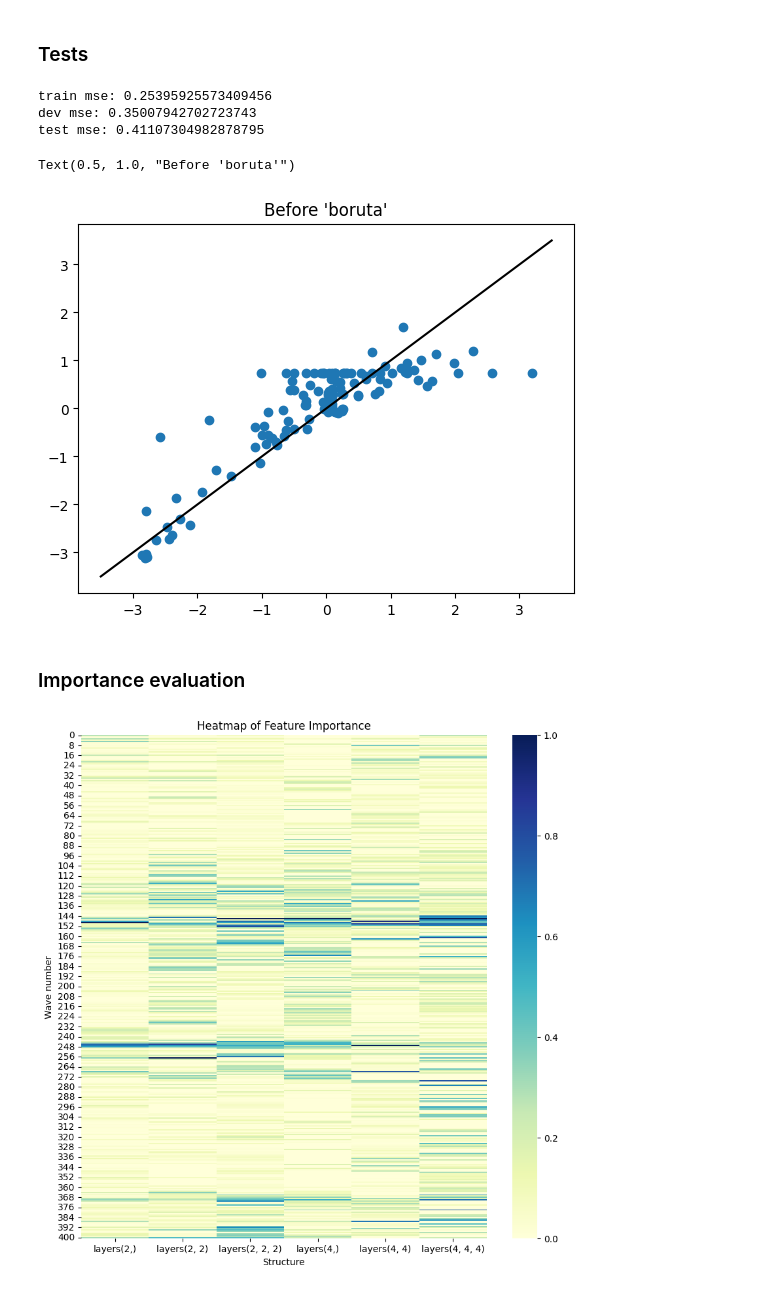
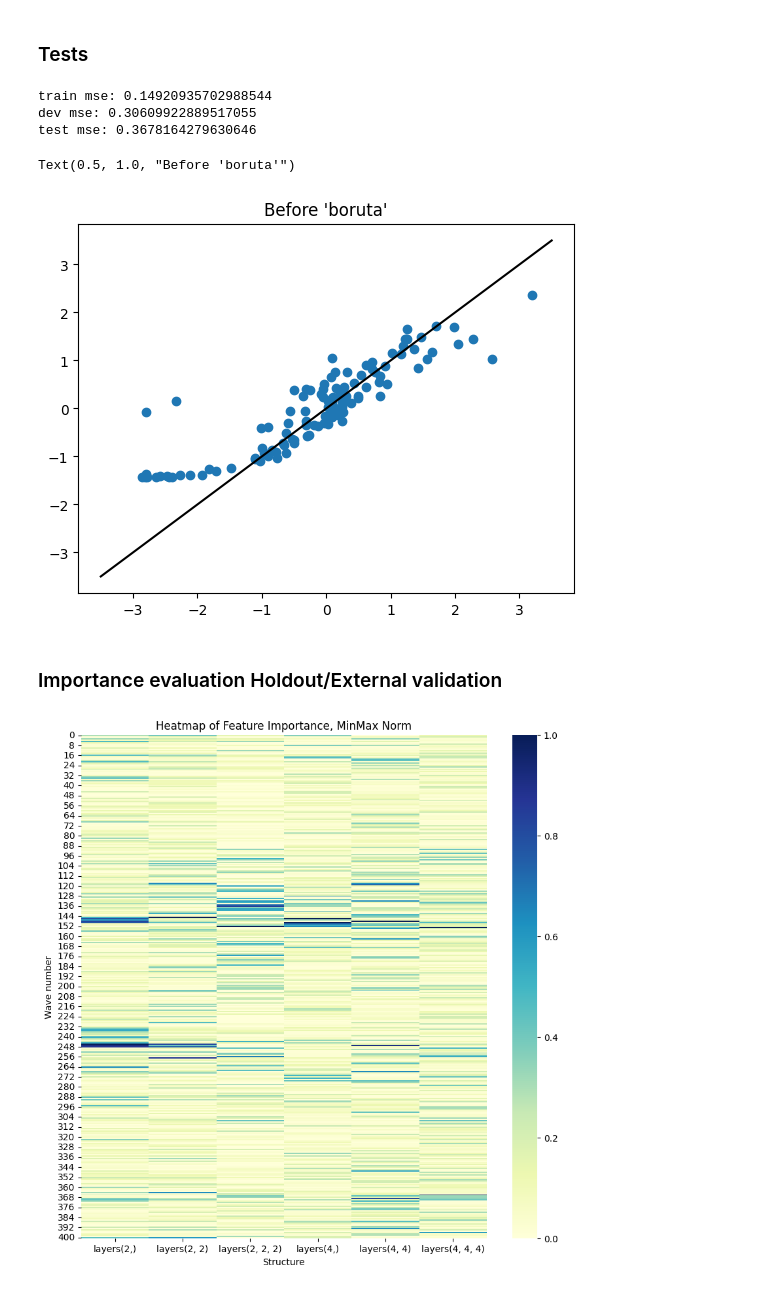
Before and after one commit to Lucas-ZR/datahow-thesis-feup, a Jupyter notebook: boruta_regression.ipynb, the cells around one changed output. Cells and saved outputs as stored; diff of their text form; code cells hidden in the pictures.

Commit message:
better organized notebook, holdout fully tested, cross has a bug where it does not work properly if input is norm

```diff
--- a/boruta_regression.ipynb
+++ b/boruta_regression.ipynb
@@ -19,7 +21,6 @@ X=pd.read_csv('.\\alternative_data_set\\X_diesel.csv',header=None)
 Y=pd.read_csv('.\\alternative_data_set\\Y3_diesel.csv',header=None)
 # %%
 #remove missing values
-X=X.copy()
 X['target_variable']=Y[1]
 X=X.dropna()
 X=X.reset_index(drop=True)
@@ -52,6 +53,8 @@ y_test=scaler_y.transform(y_test.values.reshape(-1,1))
 
 model_nn = MLPRegressor(hidden_layer_sizes=(2),
                         max_iter=10000,
+                        solver='adam',
+                        activation='tanh',
                         random_state=42,)
 
 #fit
@@ -68,9 +71,9 @@ train_mse=mean_squared_error(y_train,train_pred)
 
 print('train mse: ' +str(train_mse)+'\n'+'dev mse: ' +str(dev_mse)+'\n'+'test mse: '+str(test_mse))
 # %% [output]
-train mse: 0.25395925573409456
-dev mse: 0.35007942702723743
-test mse: 0.41107304982878795
+train mse: 0.14920935702988544
+dev mse: 0.30609922889517055
+test mse: 0.3678164279630646
 # %%
 #parity on test set
 plt.scatter(y_test, test_pred)
@@ -78,7 +81,7 @@ plt.plot([-3.5,3.5],[-3.5,3.5],'black')
 plt.title('Before \'boruta\'')
 # %% [output]
 Text(0.5, 1.0, "Before 'boruta'")
-[figure, old version]
+[figure, new version]
 # %% [markdown]
-### Importance evaluation
+### Importance evaluation Holdout/External validation
 # %%
@@ -106,40 +117,16 @@ for structure in layers:
-# %%
-layers=[(2,),(2,2),(2,2,2),(4,),(4,4),(4,4,4)]
-importance_df=pd.DataFrame()
-index_of_imp={}
-
-for structure in layers:
-
-    # Train MLPRegressor
-    mlp = MLPRegressor(hidden_layer_sizes=structure,
-                        max_iter=10000,
-                        random_state=42,)
-
-    mlp.fit(x_train, y_train.ravel())
-
-    # Perform permutation importance
-    results = permutation_importance(mlp, x_dev, y_dev, n_repeats=10, random_state=42, n_jobs=-1)
-
-    # Get the importance of the features
-    importance = results.importances_mean
-
-    #replace negative values by zero
-    importance[importance<0]=0
-
-    #norm
-    scaler=MinMaxScaler()
-    importance=scaler.fit_transform(importance.reshape(-1,1)).flatten()
-
-    importance_df['layers'+str(structure)]=importance
+# %%
+layers=[(2,),(2,2),(2,2,2),(4,),(4,4),(4,4,4)]
+                #eval_importance_holdout(architecture,fitX,fitY,importanceX,importanceY)
+importance_holdout=eval_importance_holdout(layers,x_train,y_train,x_train,y_train)
 # %%
 #heatmap to evaluate how consistent are these
 #''bands'' are somewhat consistent
 plt.figure(figsize=(10, 10))
-sns.heatmap(importance_df, annot=False, cmap="YlGnBu", fmt=".2f")
-plt.title('Heatmap of Feature Importance')
+sns.heatmap(importance_holdout, annot=False, cmap="YlGnBu", fmt=".2f")
+plt.title('Heatmap of Feature Importance, MinMax Norm')
 plt.xlabel('Structure')
 plt.ylabel('Wave number')
 plt.show()
 # %% [output]
-[figure, old version]
+[figure, new version]
 # %% [markdown]
```
Also changed, not shown: parts of 22 cells of this notebook.
